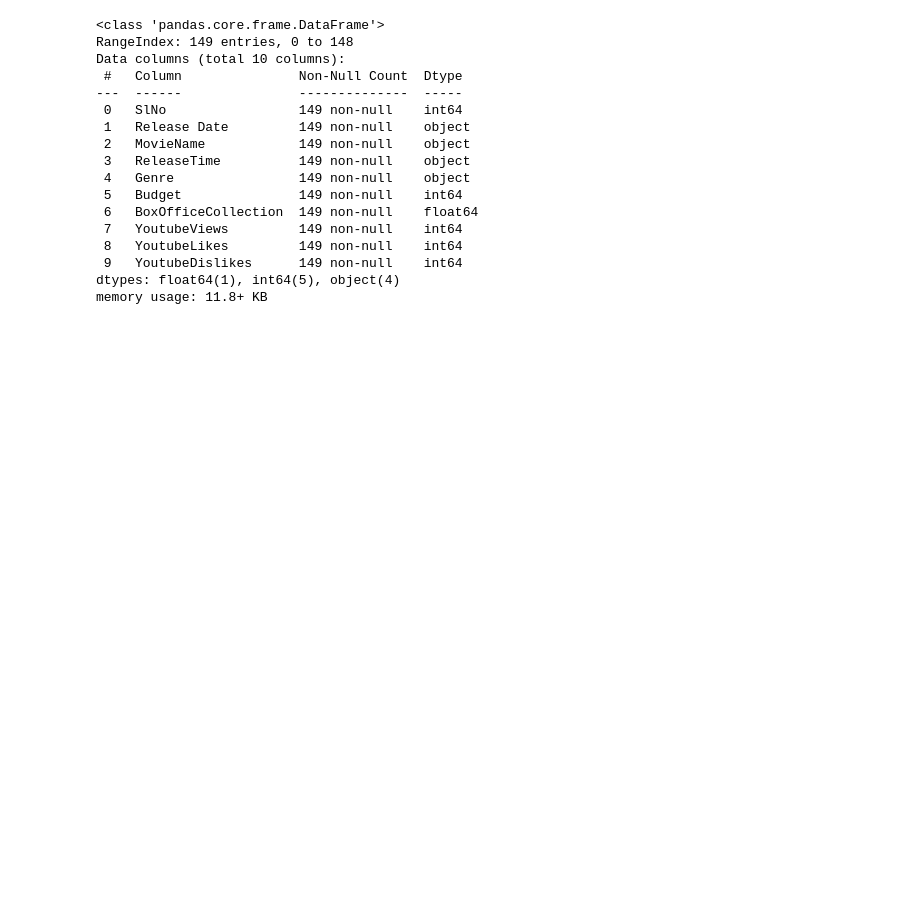
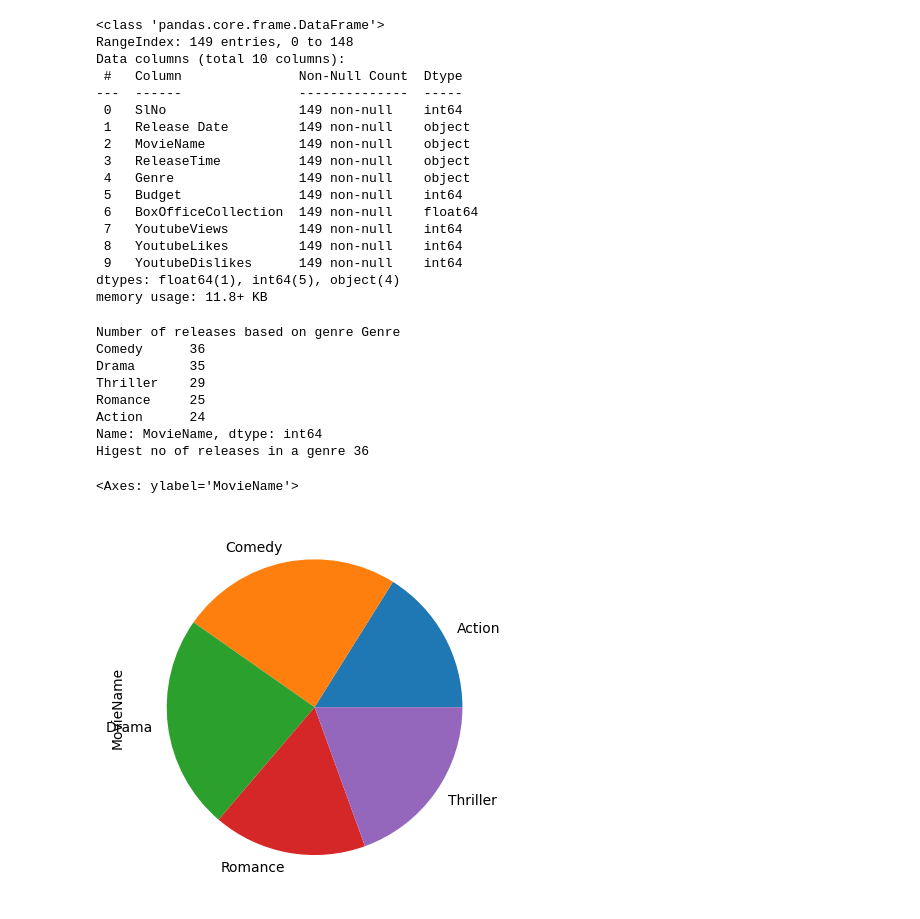
Before and after one commit to R161627/Numpy, a Jupyter notebook: Bollywood_movie.ipynb, the cells around one changed output. Saved outputs shown, nothing was run; the diff lists cells and outputs as text; code cells hidden in the pictures; blank space fills up the shorter version.

```diff
--- a/Bollywood_movie.ipynb
+++ b/Bollywood_movie.ipynb
@@ -68,3 +68,20 @@ memory usage: 11.8+ KB
 # %%
 # How many movies got released in each genre? Which genre had highest number of releases? Sort
 # number of releases in each genre in descending order.
+#for removing whitespaces
+df['Genre'] = df['Genre'].str.strip()
+genre = df.groupby('Genre')['MovieName']
+print("Number of releases based on genre",genre.count().sort_values(ascending = False))
+print("Higest no of releases in a genre",genre.count().max())
+genre.count().plot.pie()
+# %% [output]
+Number of releases based on genre Genre
+Comedy      36
+Drama       35
+Thriller    29
+Romance     25
+Action      24
+Name: MovieName, dtype: int64
+Higest no of releases in a genre 36
+<Axes: ylabel='MovieName'>
+[figure, added]
```
Also changed, not shown: parts of 2 cells of this notebook.
